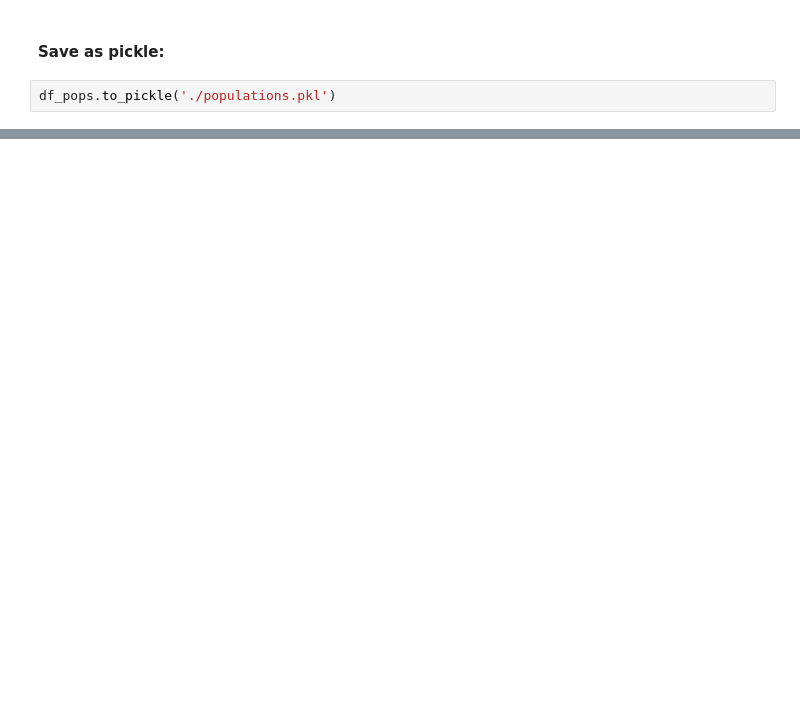
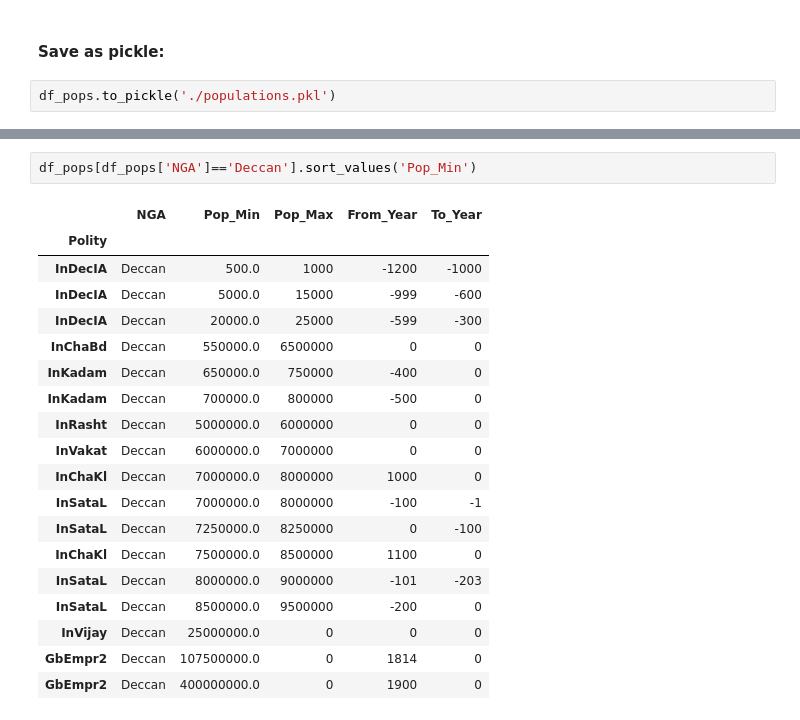
Before and after one commit to vipervit/seshat, a Jupyter notebook: populations.ipynb, the cells around one changed output, grey strips where cells are left out. Drawn from its saved outputs; the diff is of its cells as text; blank space fills up the shorter version.

```diff
--- a/populations.ipynb
+++ b/populations.ipynb
@@ -204,0 +283,22 @@ df_pops.to_pickle('./populations.pkl')
+# %%
+df_pops[df_pops['NGA']=='Deccan'].sort_values('Pop_Min')
+# %% [output]
+|  | NGA | Pop_Min | Pop_Max | From_Year | To_Year |
+| Polity |  |  |  |  |  |
+| InDecIA | Deccan | 500.0 | 1000 | -1200 | -1000 |
+| InDecIA | Deccan | 5000.0 | 15000 | -999 | -600 |
+| InDecIA | Deccan | 20000.0 | 25000 | -599 | -300 |
+| InChaBd | Deccan | 550000.0 | 6500000 | 0 | 0 |
+| InKadam | Deccan | 650000.0 | 750000 | -400 | 0 |
+| InKadam | Deccan | 700000.0 | 800000 | -500 | 0 |
+| InRasht | Deccan | 5000000.0 | 6000000 | 0 | 0 |
+| InVakat | Deccan | 6000000.0 | 7000000 | 0 | 0 |
+| InChaKl | Deccan | 7000000.0 | 8000000 | 1000 | 0 |
+| InSataL | Deccan | 7000000.0 | 8000000 | -100 | -1 |
+| InSataL | Deccan | 7250000.0 | 8250000 | 0 | -100 |
+| InChaKl | Deccan | 7500000.0 | 8500000 | 1100 | 0 |
+| InSataL | Deccan | 8000000.0 | 9000000 | -101 | -203 |
+| InSataL | Deccan | 8500000.0 | 9500000 | -200 | 0 |
+| InVijay | Deccan | 25000000.0 | 0 | 0 | 0 |
+| GbEmpr2 | Deccan | 107500000.0 | 0 | 1814 | 0 |
+| GbEmpr2 | Deccan | 400000000.0 | 0 | 1900 | 0 |
```
Also changed, not shown: parts of 12 cells of this notebook.
